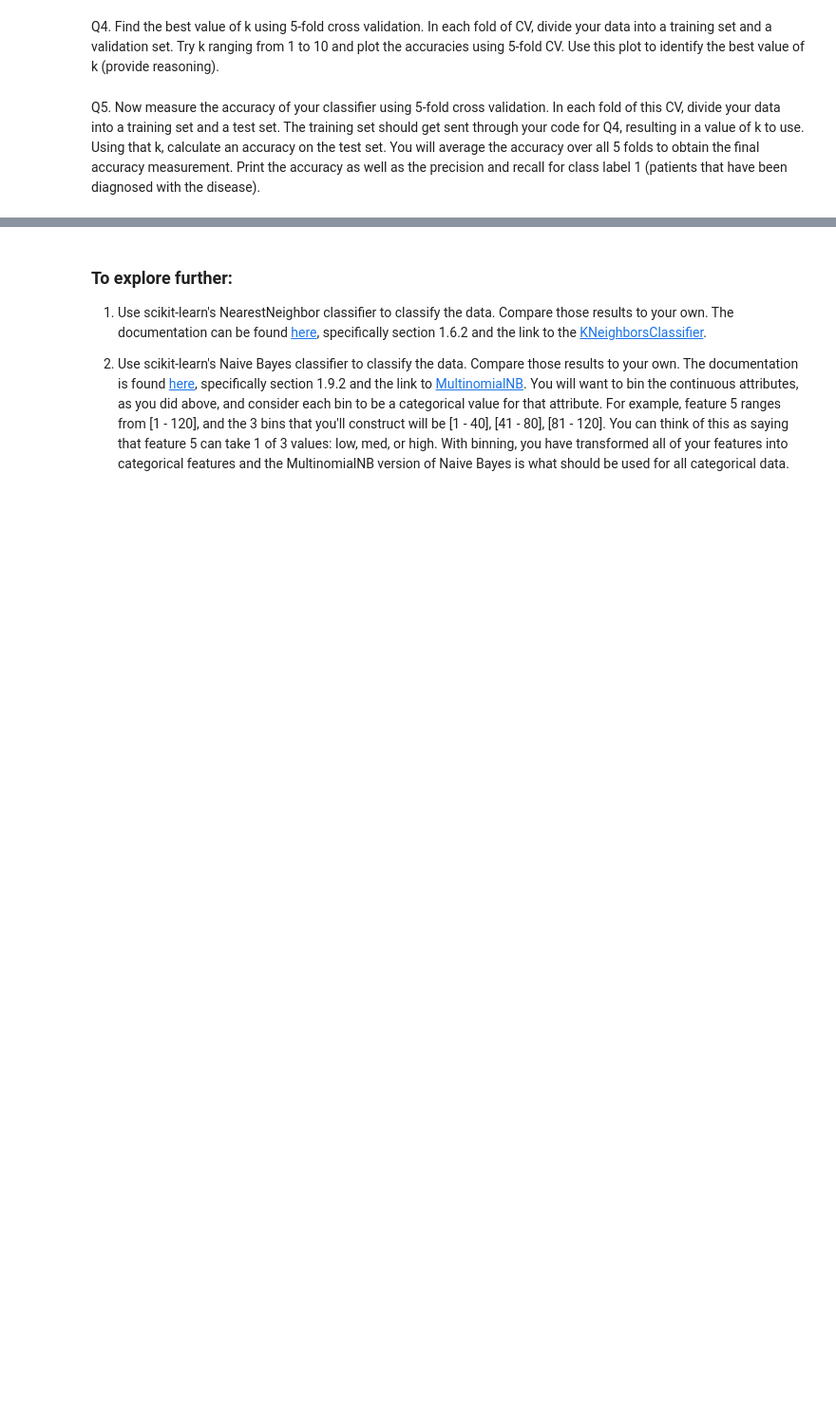
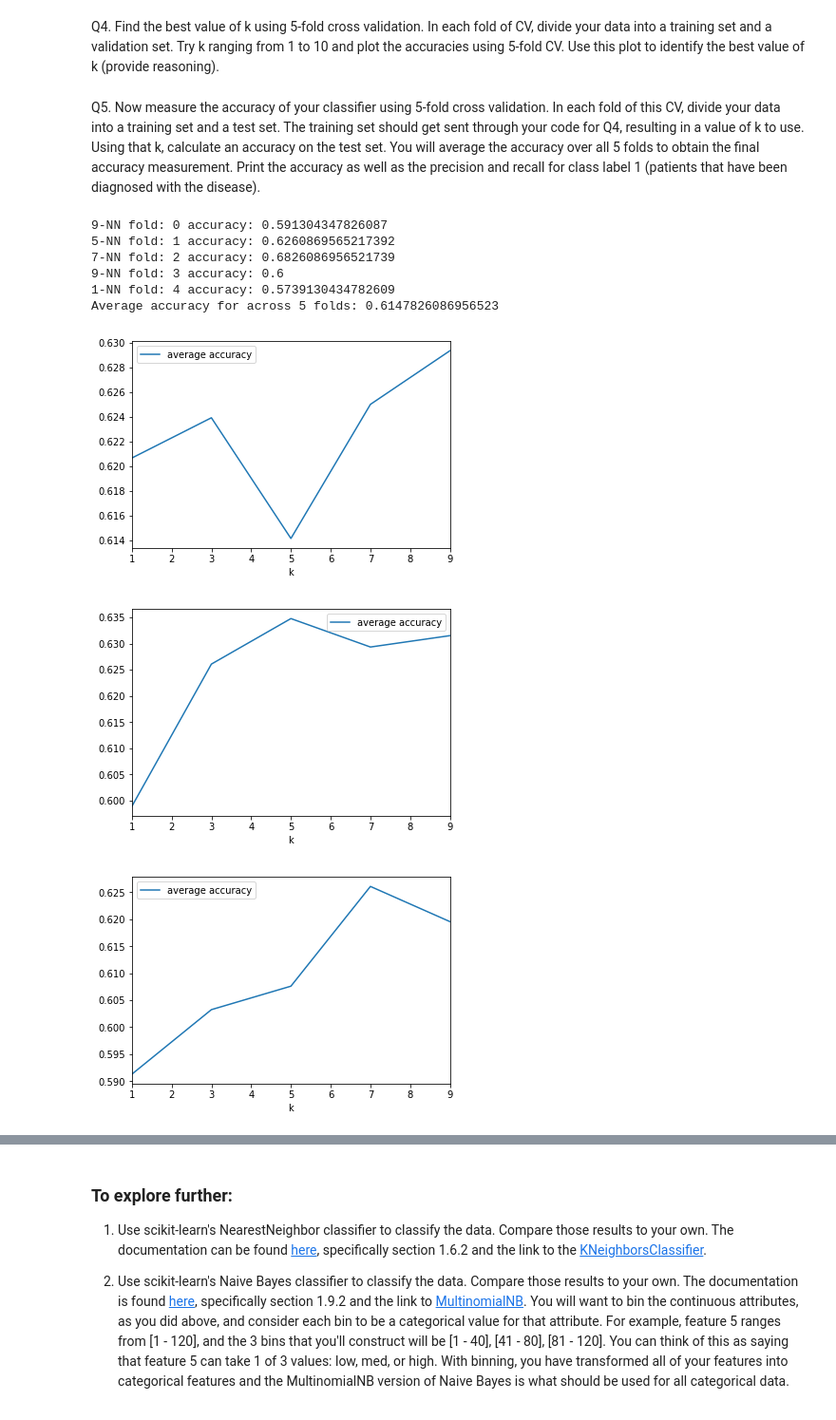
Before and after one commit to Stephen-AI/Data-Mining, a Jupyter notebook: 2-KNN_NB/2-KNN_NB/Assignment2.ipynb, the cells around one changed output, grey strips where cells are left out. Shown: that part at 95% size. Drawn from its saved outputs; the diff is of its cells as text; code cells hidden in the pictures; blank space fills up the shorter version.

Commit message:
Use numpy arrays

```diff
--- a/2-KNN_NB/2-KNN_NB/Assignment2.ipynb
+++ b/2-KNN_NB/2-KNN_NB/Assignment2.ipynb
@@ -52,7 +52,8 @@ Q1. Implement a Naive Bayes classifier. Measure the accuracy of your classifier
 def calcAccuracy(classifier, data):
     total = 0
     num_correct = 0
-    for index, data_point in data.iterrows():
+    data_array = data.values
+    for data_point in data_array:
         if classifier.classify(data_point) == data_point[19]:
             num_correct += 1
         total += 1
@@ -142,7 +143,7 @@ class Naive_Bayes_Classifier:
         compute conditional proportions for label == 1 and label == 0 for each feature
         """
         for i in range(19):
-            self.compute_conditionals(1, i);
+            self.compute_conditionals(1, i)
             self.compute_conditionals(0, i)
 
     """
@@ -264,11 +265,11 @@ knn_data.head()
 Q3. Build your KNN classifier.
 # %%
 # your code goes here
-"""
+
 def calc_dist(data_1, data_2):
     dist = 0.0
-    for index in range(19):
-        dist += (data_1[index] - data_2[index]) ** 2
+    for i in range(19):
+        dist += (data_1[i] - data_2[i]) ** 2
     return sqrt(dist)
 
 
@@ -280,7 +281,7 @@ class KNN:
     def classify(self, data_point):
         nearest_neighbors = []
         num_pos = 0
-        for index, datum in self.data.iterrows():
+        for datum in self.data.values:
             euc_dist = calc_dist(datum, data_point)
             if len(nearest_neighbors) < self.k:
                 # heap insertion, use -euc_dist because heapq is min heap
@@ -344,16 +331,26 @@ new_data_f.head()
 Q5. Now measure the accuracy of your classifier using 5-fold cross validation. In each fold of this CV, divide your data into a training set and a test set. The training set should get sent through your code for Q4, resulting in a value of k to use. Using that k, calculate an accuracy on the test set. You will average the accuracy over all 5 folds to obtain the final accuracy measurement. Print the accuracy as well as the precision and recall for class label 1 (patients that have been diagnosed with the disease).
 # %%
 # your code goes here
-"""
 accs = []
 for i in range(5):
 # partition data into train_set and test_set
     train_set = knn_data[0:i * test_set_len].append(knn_data[(i + 1) * test_set_len:len(knn_data)])
     test_set = knn_data[i * test_set_len:(i + 1) * test_set_len]
-    knn = KNN(train_set, 9)
+    k, plot = find_best_k(train_set)
+    plot.plot()
+    knn = KNN(train_set, k)
     acc = calcAccuracy(knn, test_set)
     accs.append(acc)
-    print("fold: ", i, " accuracy: ", acc)
+    print("{}-NN fold: {} accuracy: {}".format(k, i, acc))
 avg_acc = sum(accs) / len(accs)
-print("Average accuracy for 9-NN: ", avg_acc)
-"""
+print("Average accuracy for across 5 folds:", avg_acc)
+# %% [output]
+9-NN fold: 0 accuracy: 0.591304347826087
+5-NN fold: 1 accuracy: 0.6260869565217392
+7-NN fold: 2 accuracy: 0.6826086956521739
+9-NN fold: 3 accuracy: 0.6
+1-NN fold: 4 accuracy: 0.5739130434782609
+Average accuracy for across 5 folds: 0.6147826086956523
+[figure, added]
+[figure, added]
+[figure, added]
```
Also changed, not shown: parts of 5 cells of this notebook.
